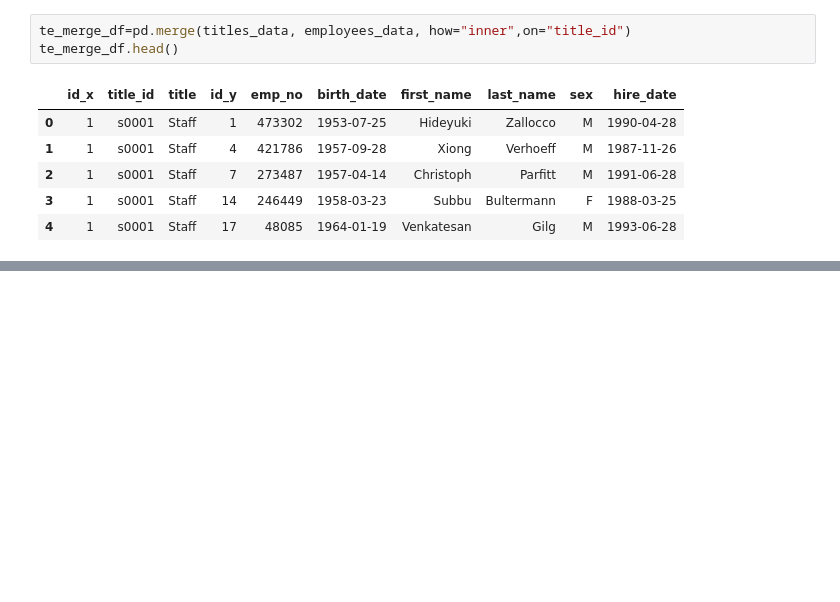
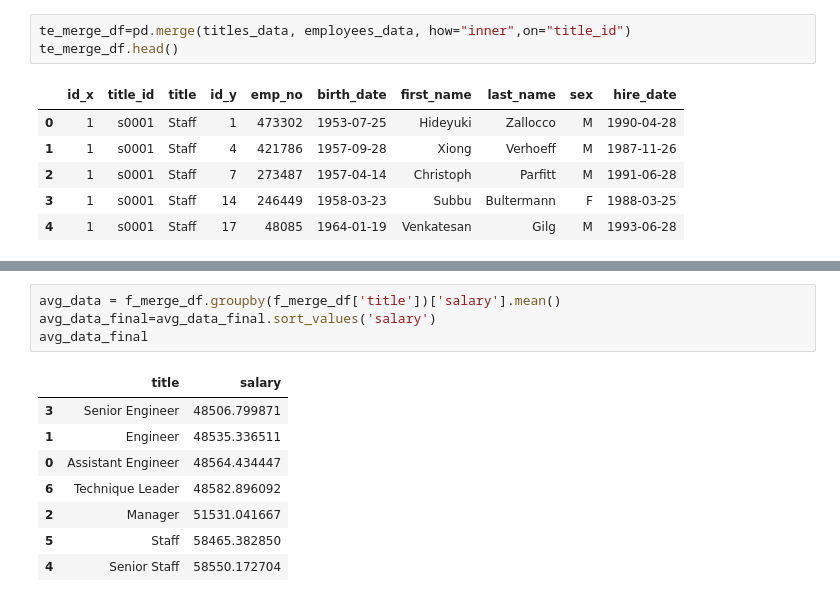
Before and after one commit to benwbarr/sql-challenge, a Jupyter notebook: Employee_dbBonus.ipynb, the cells around one changed output, grey strips where cells are left out. Drawn from its saved outputs; the diff is of its cells as text; blank space fills up the shorter version.

```diff
--- a/Employee_dbBonus.ipynb
+++ b/Employee_dbBonus.ipynb
@@ -96,0 +106,13 @@ te_merge_df.head()
+# %%
+avg_data = f_merge_df.groupby(f_merge_df['title'])['salary'].mean()
+avg_data_final=avg_data_final.sort_values('salary')
+avg_data_final
+# %% [output]
+|  | title | salary |
+| 3 | Senior Engineer | 48506.799871 |
+| 1 | Engineer | 48535.336511 |
+| 0 | Assistant Engineer | 48564.434447 |
+| 6 | Technique Leader | 48582.896092 |
+| 2 | Manager | 51531.041667 |
+| 5 | Staff | 58465.382850 |
+| 4 | Senior Staff | 58550.172704 |
```
Also changed, not shown: parts of 3 cells of this notebook.
